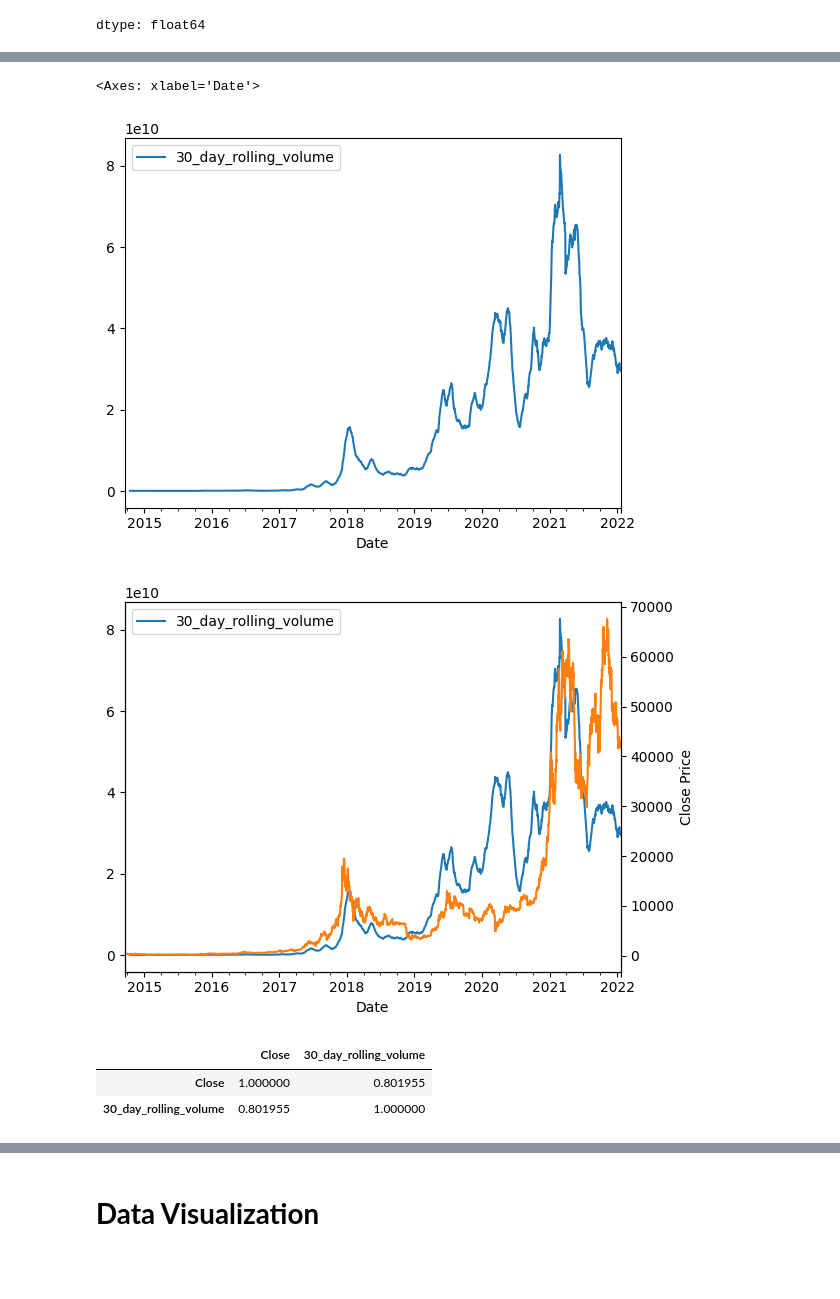
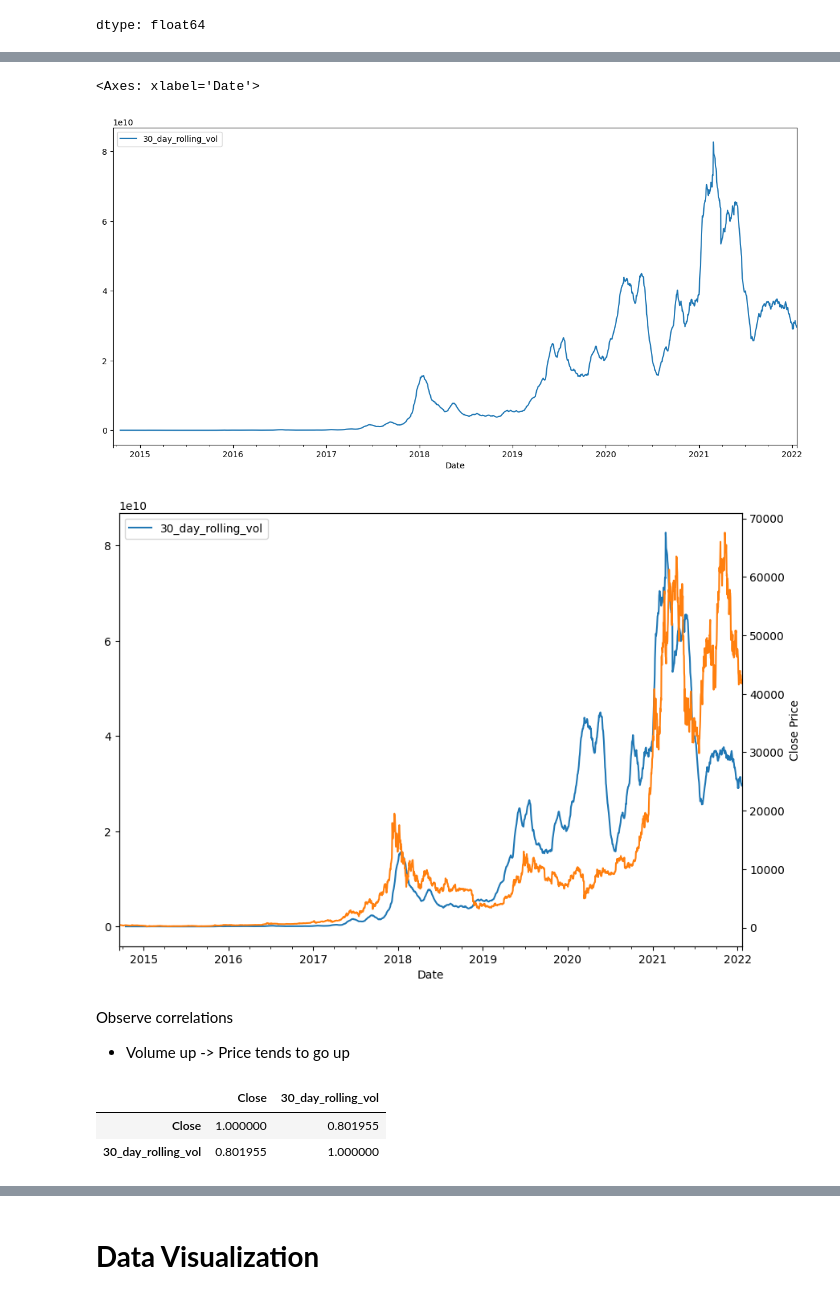
Before and after one commit to AkankshaB123/forecasting, a Jupyter notebook: Bitcoin_Time_Series_EDA_&_Forecasting.ipynb, the cells around one changed output, grey strips where cells are left out. Saved outputs shown, nothing was run; the diff lists cells and outputs as text; code cells hidden in the pictures; blank space fills up the shorter version.

```diff
--- a/Bitcoin_Time_Series_EDA_&_Forecasting.ipynb
+++ b/Bitcoin_Time_Series_EDA_&_Forecasting.ipynb
@@ -24,6 +35,6 @@ df.head()
 # %%
 #Convert 'Date' To a Datetime and set as index
 df['Date'] = pd.to_datetime(df['Date'],format="%Y-%m-%d")
-df.set_index('Date')
+df.set_index('Date',inplace=True)
 df.head()
 # %% [output]
@@ -36,13 +48,7 @@ df.head()
 # %%
-#Select the Bitcoin Data for November 2021
-#Convert 'Date' To a Datetime and set as index
-df['Date'] = pd.to_datetime(df['Date'],format="%Y-%m-%d")
-df = df.set_index('Date') # Assign the result back to df
-df.head()
-
-#Select the Bitcoin Data for November 2021
-# Please note that the date '2014-09-21' may not be in November 2021
-# and should be adjusted to '2021-11-01' for example
+# #Select the Bitcoin Data for November 2021
+# # Please note that the date '2014-09-21' may not be in November 2021
+# # and should be adjusted to '2021-11-01' for example
 df.loc['2014-09-21']
 # %% [output]
 |  | 2014-09-21 |
@@ -100,20 +183,23 @@ plt.show()
 # %%
 # Plotting Closing Price and 30-day rolling volume
-df['30_day_rolling_volume'] = df['Volume'].rolling(window=30).mean()
-df['30_day_rolling_volume'].plot(legend=True)
+df['30_day_rolling_vol'] = df['Volume'].rolling(window=30).mean()
+df['30_day_rolling_vol'].plot(figsize = (15,7),legend=True)
 # %% [output]
 <Axes: xlabel='Date'>
-[figure, old version]
+[figure, new version]
 # %%
-df['30_day_rolling_volume'].plot(legend=True)
-ax = df['Close'].plot(secondary_y=True)
+df['30_day_rolling_vol'].plot(legend=True)
+ax = df['Close'].plot(figsize = (10,7), secondary_y=True)
 ax.set_ylabel('Close Price')
 plt.show()
 # %% [output]
-[figure, old version]
+[figure, new version]
+# %% [markdown]
+Observe correlations
+* Volume up -> Price tends to go up
 # %%
-df[['Close','30_day_rolling_volume']].corr()
+df[['Close','30_day_rolling_vol']].corr()
 # %% [output]
-|  | Close | 30_day_rolling_volume |
+|  | Close | 30_day_rolling_vol |
 | Close | 1.000000 | 0.801955 |
-| 30_day_rolling_volume | 0.801955 | 1.000000 |
+| 30_day_rolling_vol | 0.801955 | 1.000000 |
```
Also changed, not shown: parts of 55 cells of this notebook.
